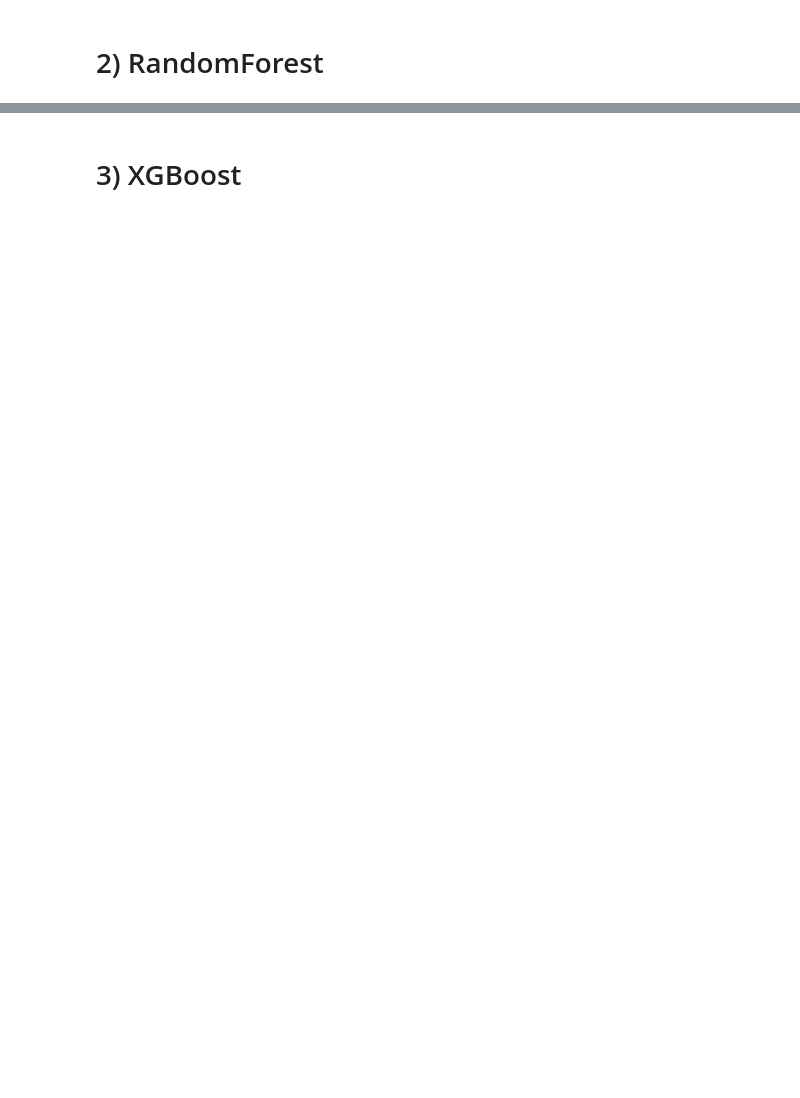
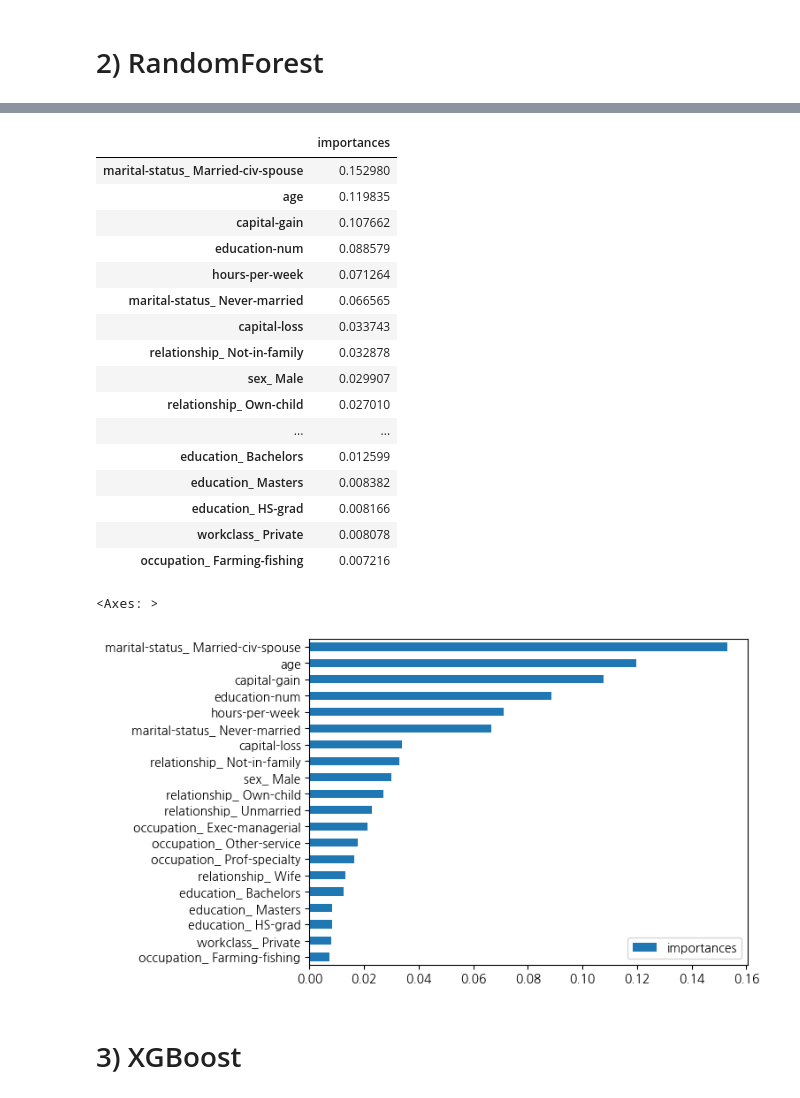
Before and after one commit to yejinzz423/fintech3, a Jupyter notebook: 06marchine_learning/10_03지도학습_분류분석_하이퍼파라미터튜닝.ipynb, the cells around one changed output, grey strips where cells are left out. Drawn from its saved outputs; the diff is of its cells as text; code cells hidden in the pictures; blank space fills up the shorter version.

```diff
--- a/06marchine_learning/10_03지도학습_분류분석_하이퍼파라미터튜닝.ipynb
+++ b/06marchine_learning/10_03지도학습_분류분석_하이퍼파라미터튜닝.ipynb
@@ -588,2 +754,28 @@ ROC-AUC = 0.737 | PR-AUC = 0.650 | AP = 0.468 | 양성비율(기준선) = 0.254
+# %%
+# 중요 특성 출력
+importances = pd.DataFrame(tf_best.feature_importances_, index=tf_best.feature_names_in_,columns=['importances'])
+importances = importances.sort_values(by='importances', ascending=False)
+display(importances.head(20))
+importances.head(20)[::-1].plot(kind='barh')
+# %% [output]
+|  | importances |
+| marital-status_ Married-civ-spouse | 0.152980 |
+| age | 0.119835 |
+| capital-gain | 0.107662 |
+| education-num | 0.088579 |
+| hours-per-week | 0.071264 |
+| marital-status_ Never-married | 0.066565 |
+| capital-loss | 0.033743 |
+| relationship_ Not-in-family | 0.032878 |
+| sex_ Male | 0.029907 |
+| relationship_ Own-child | 0.027010 |
+| ... | ... |
+| education_ Bachelors | 0.012599 |
+| education_ Masters | 0.008382 |
+| education_ HS-grad | 0.008166 |
+| workclass_ Private | 0.008078 |
+| occupation_ Farming-fishing | 0.007216 |
+<Axes: >
+[figure, added]
 # %% [markdown]
 # 3) XGBoost
```
Also changed, not shown: parts of 33 cells of this notebook, 3 other files.
